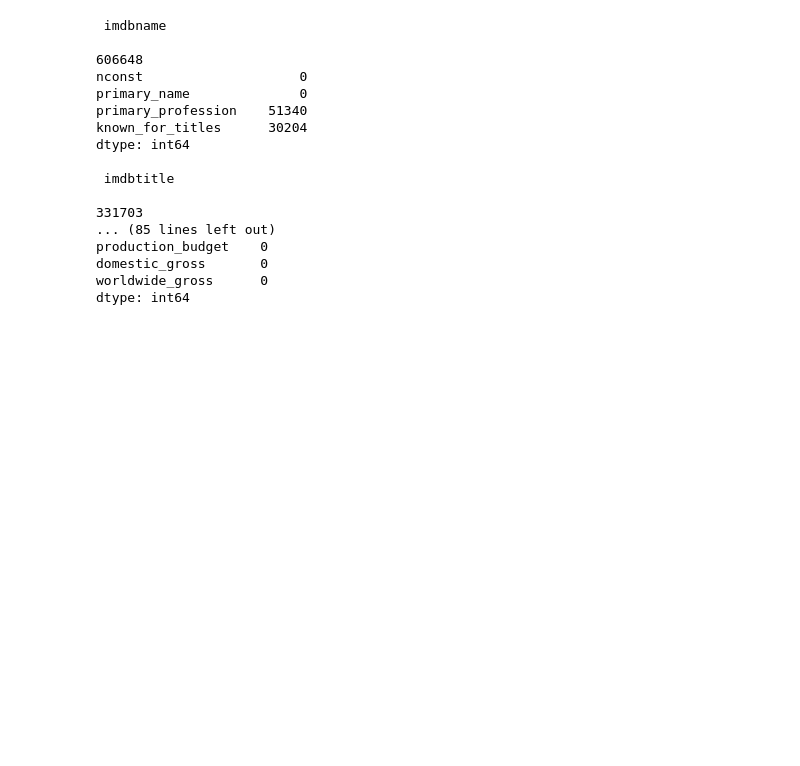
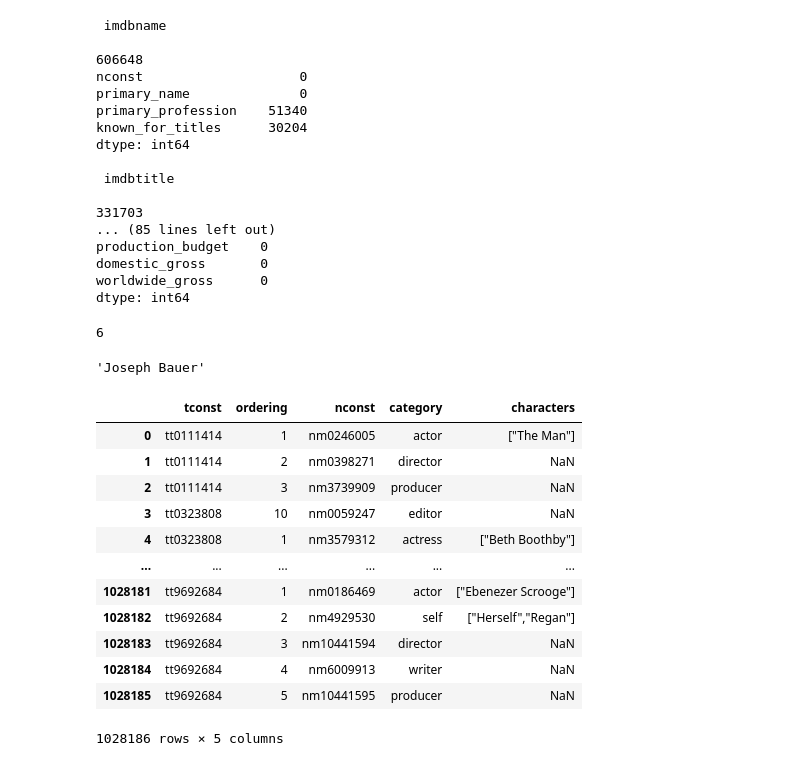
Before and after one commit to tcmcaleer/Microsoft_Movie_Studio, a Jupyter notebook: DBs.ipynb, the cells around one changed output. Drawn from its saved outputs; the diff is of its cells as text; code cells hidden in the pictures; blank space fills up the shorter version.

```diff
--- a/DBs.ipynb
+++ b/DBs.ipynb
@@ -16,8 +16,9 @@ tnbudgets = pd.read_csv('D:/Flatiron/Project/Zips/tn.movie_budgets.csv/tn.movie_
 # joined imdbcrew and imdbtitle2
 imdbcrewtitle2 = imdbtitle2.join(imdbcrew.set_index('tconst'), on='tconst')
 # %%
+#Editing, dropping mostly empty or useless columns
 imdbname.drop(['birth_year','death_year'], axis=1, inplace=True)
 imdbtitle.drop(['attributes','language'], axis=1, inplace=True)
-imdbprinc.drop('job', axis=1, inplace=True)
+imdbprinc.drop(['job','characters'], axis=1, inplace=True)
 rtinfo.drop(['synopsis','theater_date','dvd_date','studio','currency'], axis=1, inplace=True)
 # %%
@@ -58,0 +62,11 @@ def splitmult(df, column):
+# %%
+        for e in each:
+            new_rows = {}
+            for i2 in range(len(df.columns)):
+                new_rows.append(str(df.columns[i2]) + ' : ' + str(df.loc[column][i]))
+# %% [output]
+6
+# %%
+imdbname['primary_name'][1]
+# %% [output]
+'Joseph Bauer'
@@ -58,0 +75,16 @@ def splitmult(df, column):
+# %%
+imdbprinc
+# %% [output]
+|  | tconst | ordering | nconst | category | characters |
+| 0 | tt0111414 | 1 | nm0246005 | actor | ["The Man"] |
+| 1 | tt0111414 | 2 | nm0398271 | director | NaN |
+| 2 | tt0111414 | 3 | nm3739909 | producer | NaN |
+| 3 | tt0323808 | 10 | nm0059247 | editor | NaN |
+| 4 | tt0323808 | 1 | nm3579312 | actress | ["Beth Boothby"] |
+| ... | ... | ... | ... | ... | ... |
+| 1028181 | tt9692684 | 1 | nm0186469 | actor | ["Ebenezer Scrooge"] |
+| 1028182 | tt9692684 | 2 | nm4929530 | self | ["Herself","Regan"] |
+| 1028183 | tt9692684 | 3 | nm10441594 | director | NaN |
+| 1028184 | tt9692684 | 4 | nm6009913 | writer | NaN |
+| 1028185 | tt9692684 | 5 | nm10441595 | producer | NaN |
+1028186 rows × 5 columns
```
Also changed, not shown: parts of 11 cells of this notebook.
